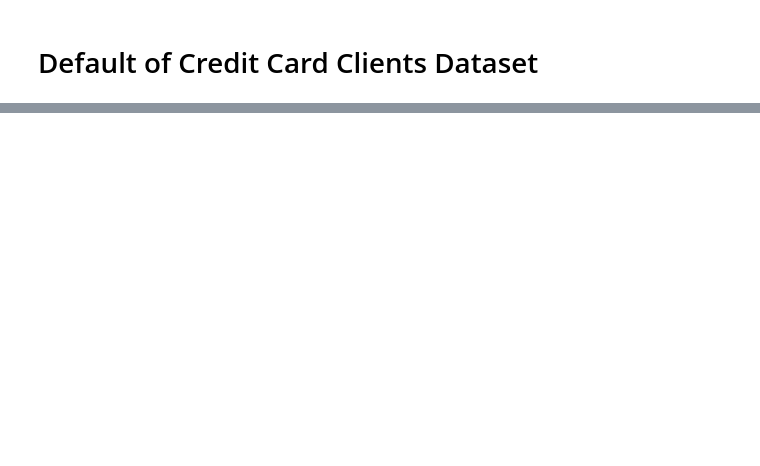
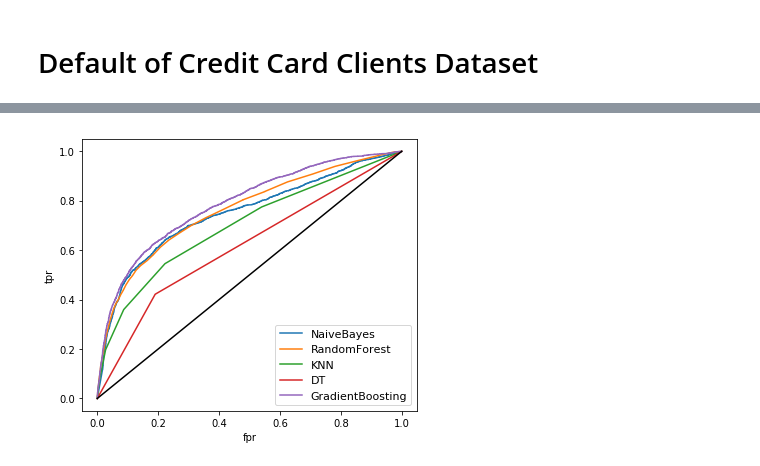
Before and after one commit to filipeoliveirabr/default-credit, a Jupyter notebook: Default of Credit.ipynb, the cells around one changed output, grey strips where cells are left out. Saved outputs shown, nothing was run; the diff lists cells and outputs as text; code cells hidden in the pictures; blank space fills up the shorter version.

```diff
--- a/Default of Credit.ipynb
+++ b/Default of Credit.ipynb
@@ -81,0 +48,61 @@ print( describe_factor(df["EDUCATION"] ))
+# %%
+X = pd.get_dummies(df[df.columns[:-1]],columns=['sex','marriage','education','pay_0','pay_2','pay_3','pay_4','pay_5','pay_6'])
+y = df[df.columns[-1]]
+features = X.columns
+
+scaler = preprocessing.StandardScaler()
+X = scaler.fit(X).transform(X)
+# %%
+X_train, X_test, y_train, y_test = train_test_split(X, y, test_size=0.4, random_state=2)
+# %%
+clfs = {'NaiveBayes': GaussianNB(),
+        'RandomForest': RandomForestClassifier(n_estimators=50),
+        'KNN' : KNeighborsClassifier(n_neighbors=5),
+        'DT' : DecisionTreeClassifier(random_state=0),
+        'GradientBoosting': GradientBoostingClassifier(learning_rate= 0.05, max_depth= 6,
+                                                        n_estimators=200, max_features = 0.3,
+                                                        min_samples_leaf = 5)
+        }
+# %%
+cols = ['model','matthews_corrcoef', 'roc_auc_score', 'precision_score', 'recall_score','f1_score', 'accuracy']
+models_report = pd.DataFrame(columns = cols)
+feature_importance = pd.DataFrame()
+
+conf_matrix = dict()
+
+for clf, clf_name in zip(clfs.values(), clfs.keys()):
+    clf.fit(X_train,y_train)
+    y_pred = clf.predict(X_test)
+    y_score = clf.predict_proba(X_test)[:,1]
+
+    if (clf_name == 'RandomForest') | (clf_name == 'GradientBoosting'):
+        tmp_fi = pd.Series(clf.feature_importances_)
+        feature_importance[clf_name] = tmp_fi
+
+
+    tmp = pd.Series({
+                     'model': clf_name,
+                     'roc_auc_score' : metrics.roc_auc_score(y_test, y_score),
+                     'matthews_corrcoef': metrics.matthews_corrcoef(y_test, y_pred),
+                     'precision_score': metrics.precision_score(y_test, y_pred),
+                     'recall_score': metrics.recall_score(y_test, y_pred),
+                     'f1_score': metrics.f1_score(y_test, y_pred),
+                     'accuracy': metrics.accuracy_score(y_test, y_pred)},
+                   )
+
+    models_report = models_report.append(tmp, ignore_index = True)
+
+    conf_matrix[clf_name] = pd.crosstab(y_test, y_pred, rownames=['True'], colnames= ['Predicted'], margins=False)
+
+    precision, recall, _ = metrics.precision_recall_curve(y_test, y_score)
+    fpr, tpr, _ = metrics.roc_curve(y_test, y_score, drop_intermediate = False, pos_label = 1)
+
+    plt.figure(1, figsize = (6,5))
+    plt.xlabel('fpr')
+    plt.ylabel('tpr')
+    plt.plot(fpr, tpr, label = clf_name)
+    plt.legend(prop={'size':11})
+plt.plot([0,1], [0,1], c = 'black')
+plt.show()
+# %% [output]
+[figure, added]
```
Also changed, not shown: parts of 18 cells of this notebook.
